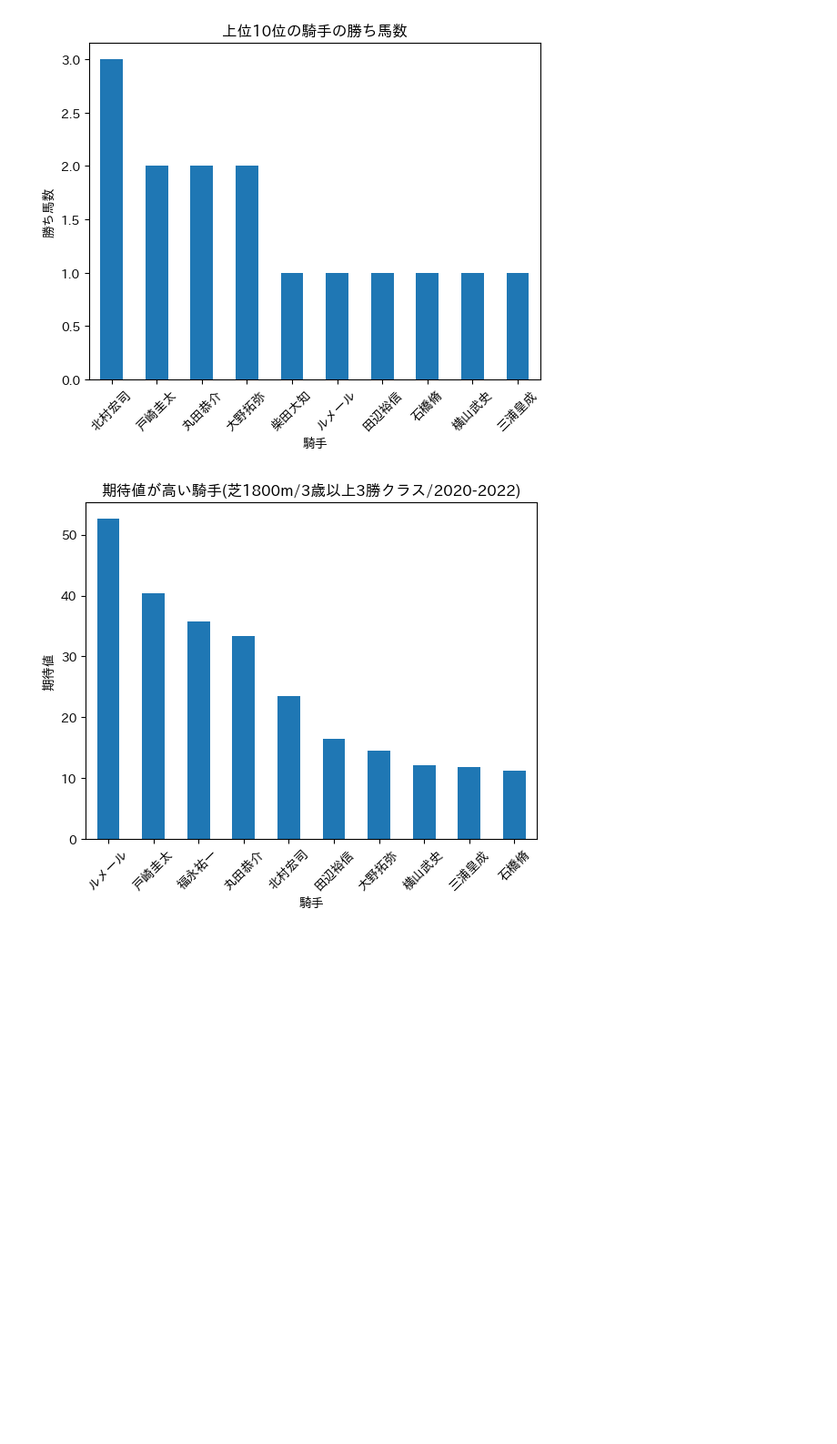
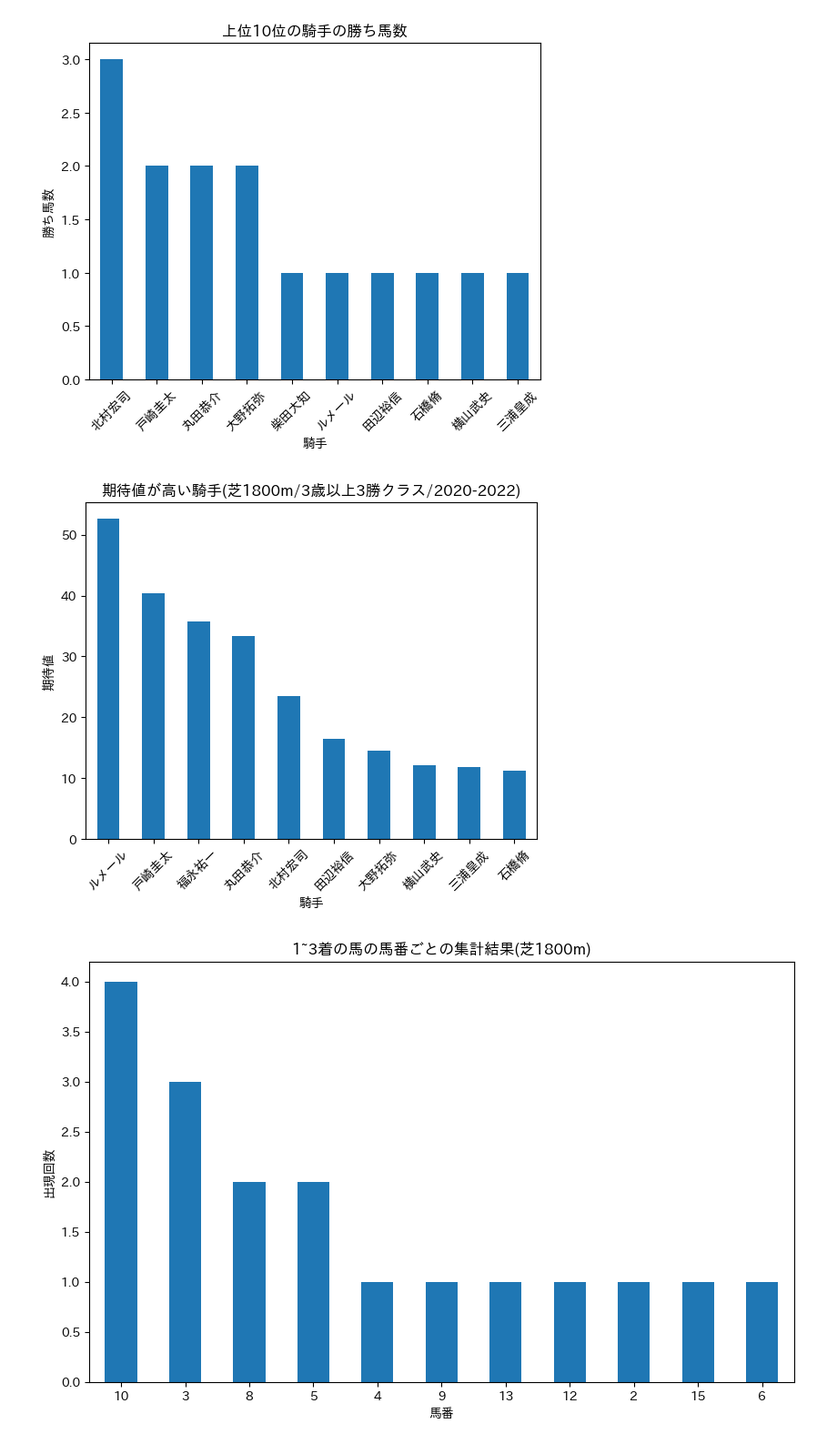
Before and after one commit to yumekasa5/Pyhton, a Jupyter notebook: jupyter/racehorse/chrono.ipynb, the cells around one changed output. Shown: that part at 91% size. Cells and saved outputs as stored; diff of their text form; code cells hidden in the pictures; blank space fills up the shorter version.

```diff
--- a/jupyter/racehorse/chrono.ipynb
+++ b/jupyter/racehorse/chrono.ipynb
@@ -325,21 +210,15 @@ for year in range(year_start, year_end):
         csv.writer(f).writerows(race_data_all)
     print("終了")
 # %%
-import requests
-from bs4 import BeautifulSoup
-import time
-import csv
-#取得開始年
-year_start = 2019
-#取得終了年
-year_end = 2022
+year_start = 2019   # 取得開始年
+year_end = 2022 # 取得終了年
 
 year = 2020
 race_data_all = []
-#取得するデータのヘッダー情報を先に追加しておく
-race_data_all.append(['race_id','馬','騎手','馬番','走破時間','オッズ','通過順','着順','体重','体重変化','性','齢','斤量','上がり','人気','レース名','日付','開催','クラス','芝・ダート','距離','回り','馬場','天気','場id','場名'])
+# 取得するデータのヘッダー情報を先に追加しておく
+race_data_all.append(['race_id','Horse','Jockey','HorseNo','GoalTime','Odds','PassingOrder','OrderofArrival','Weight','WeightChange','Sex','Age','Charge','Last3F','Popular','RaceName','Date','Stage','Class','Turf/Dirt','Distance','Direction','TurfState','Weather','FieldID','Field'])
 List=[]
-#競馬場
+# 競馬場
 l=["01","02","03","04","05","06","07","08","09","10"]
 # for w in range(len(l)):
 w = 5
@@ -614,3 +510,23 @@ plt.xticks(rotation=45)  # x軸のラベルを回転して表示
 plt.show()
 # %% [output]
 [figure]
+# %%
+# 着順が1~3の馬のデータを抽出
+top_3_finishers = df[df['着順'].isin([1, 2, 3])]
+
+# 馬番ごとの集計を行う
+horse_number_counts = top_3_finishers['馬番'].value_counts()
+
+# 集計結果を多い順に並べる
+sorted_horse_number_counts = horse_number_counts.sort_values(ascending=False)
+
+# グラフに表示
+plt.figure(figsize=(10, 6))  # グラフのサイズを調整（任意のサイズに変更可能）
+sorted_horse_number_counts.plot(kind='bar')
+plt.xlabel('馬番')
+plt.ylabel('出現回数')
+plt.title('1~3着の馬の馬番ごとの集計結果(芝1800m)')
+plt.xticks(rotation=0)  # x軸のラベルを水平に表示
+plt.show()
+# %% [output]
+[figure, added]
```
Also changed, not shown: parts of 8 cells of this notebook, 1 other file.
